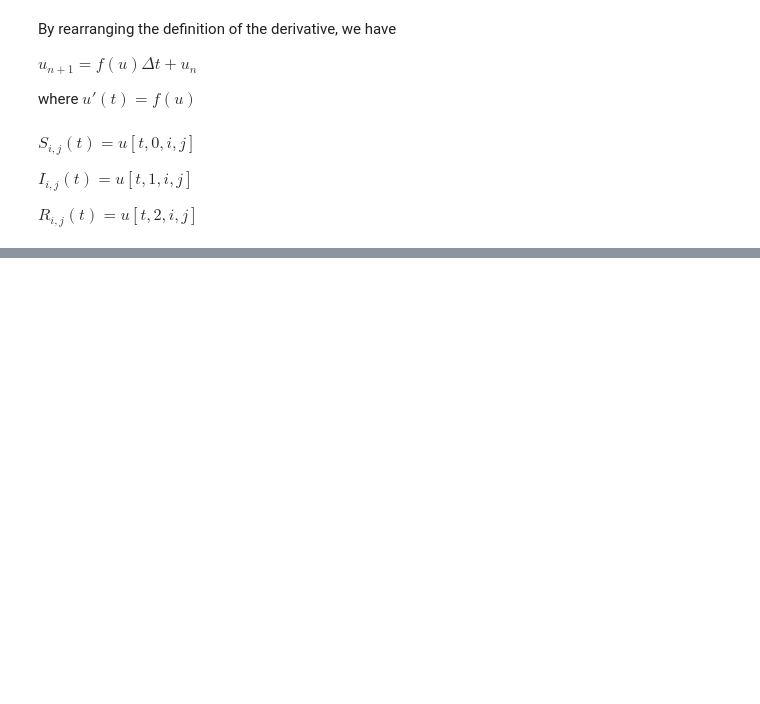
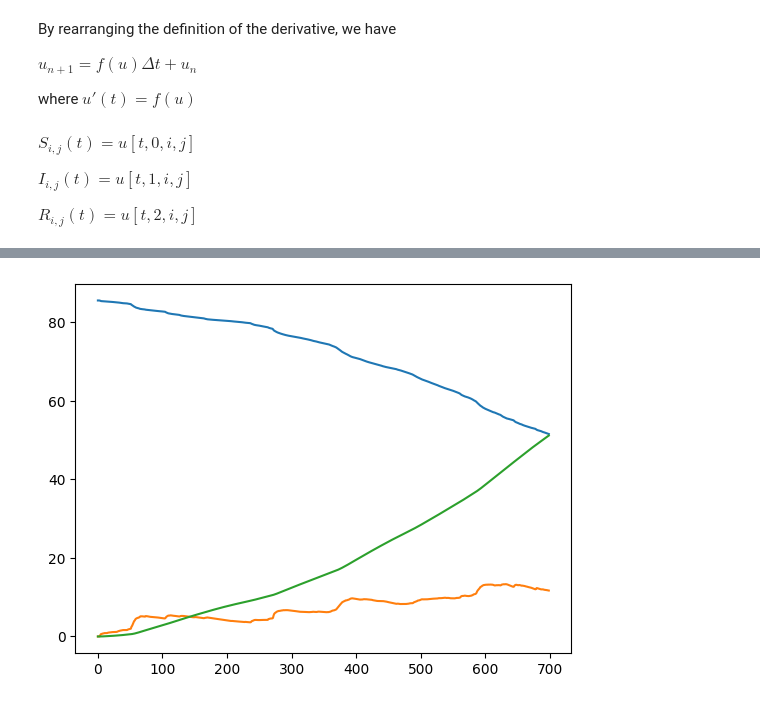
Before and after one commit to Mark-Bugden/zombie-outbreak, a Jupyter notebook: SketchFile.ipynb, the cells around one changed output, grey strips where cells are left out. Cells and saved outputs as stored; diff of their text form; code cells hidden in the pictures; blank space fills up the shorter version.

```diff
--- a/SketchFile.ipynb
+++ b/SketchFile.ipynb
@@ -225,3 +223,6 @@ def savefig(t, channel):
 # %%
-for t in tqdm(range(N-1)[0::5]):
-    savefig(t, 1)
+
+max_idx = np.unravel_index(masked_band.argmax(), masked_band.shape)
+
+#for t in tqdm(range(N-1)):
+#    saveimgs(t, 1)
@@ -235,0 +247,12 @@ imageio.mimsave('movie.gif', images)
+# %%
+health_pop = [np.ma.masked_array(u[t,0], ~mask).mean()*total_area/1000000 for t in range(N-1)]
+zombie_pop = [np.ma.masked_array(u[t,1], ~mask).mean()*total_area/1000000 for t in range(N-1)]
+dead_pop = [np.ma.masked_array(u[t,2], ~mask).mean()*total_area/1000000 for t in range(N-1)]
+# %%
+plt.plot(health_pop)
+plt.plot(zombie_pop)
+plt.plot(dead_pop)
+
+plt.show()
+# %% [output]
+[figure, added]
```
Also changed, not shown: parts of 8 cells of this notebook, 1 other file.
